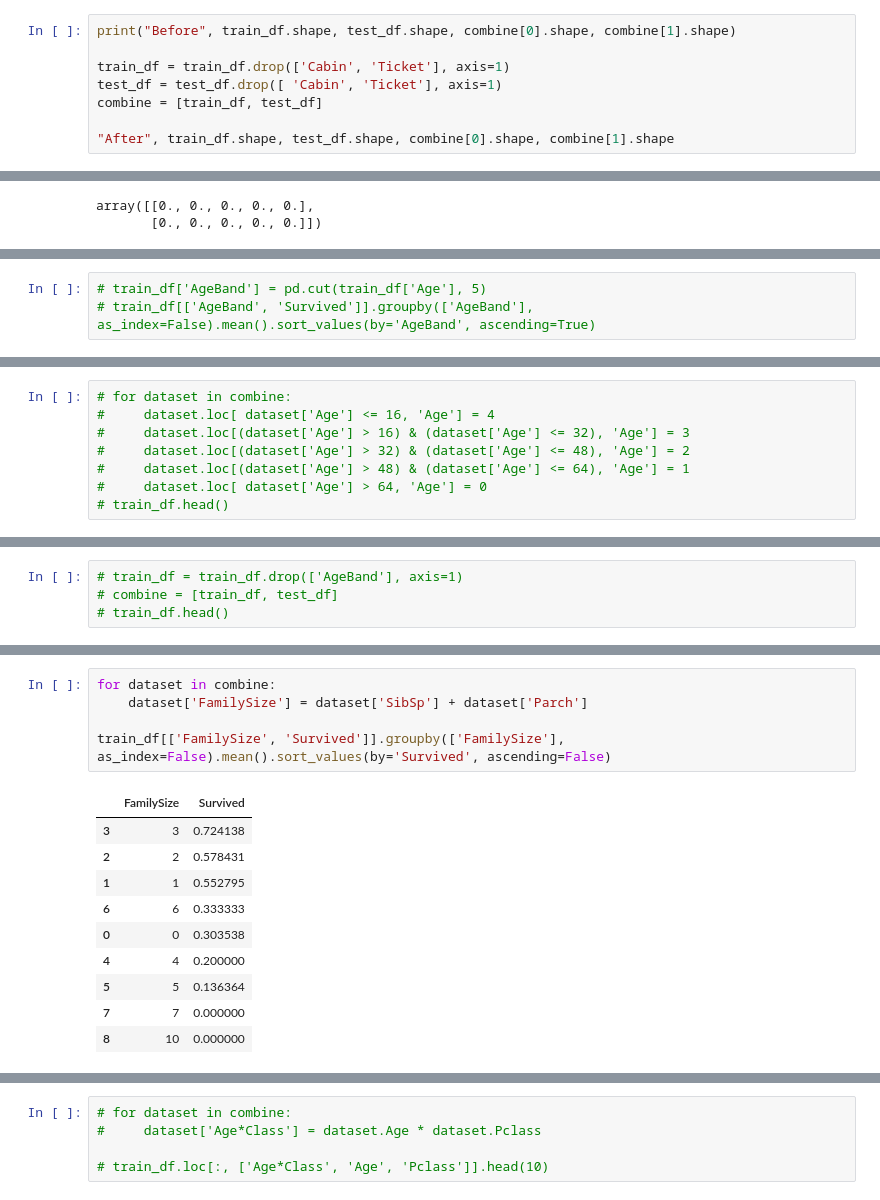
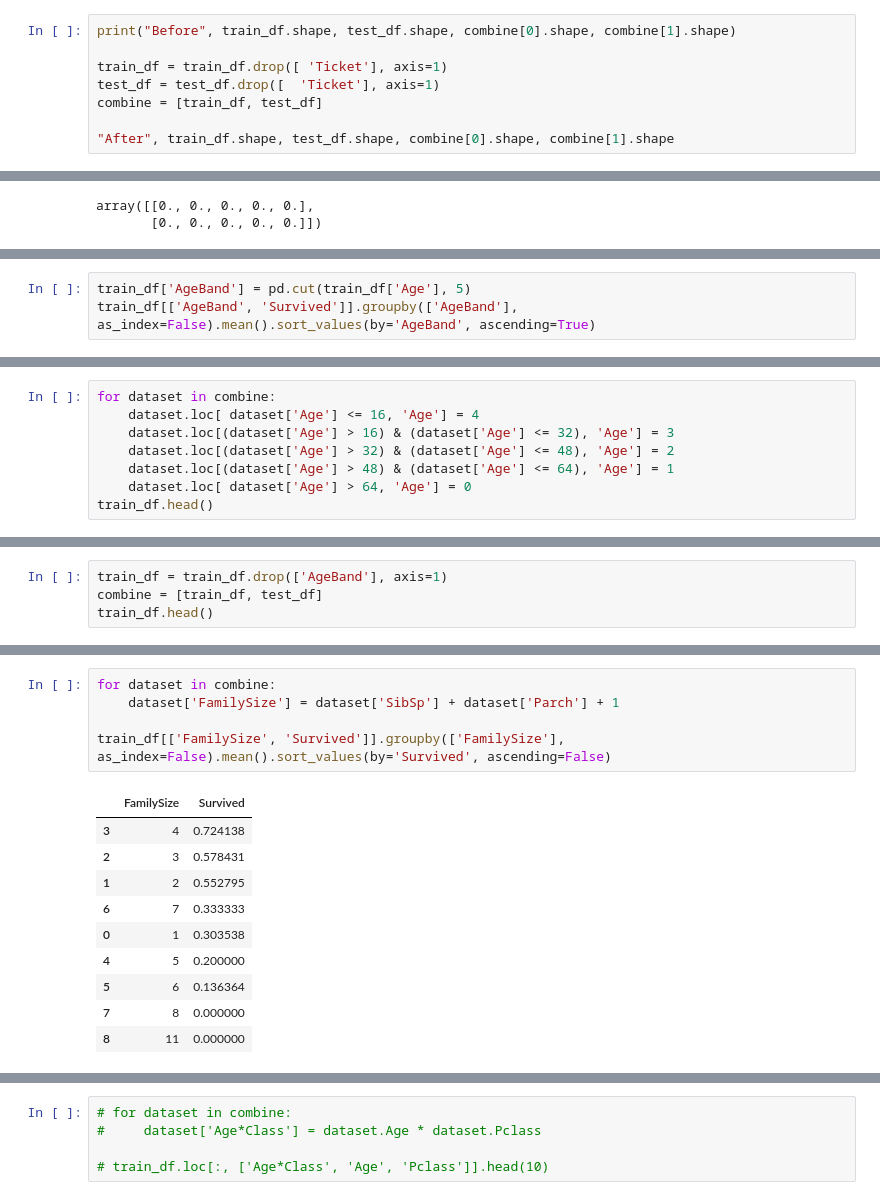
Before and after one commit to sogolhaghani/Titanic-Machine-Learning-from-Disaster, a Jupyter notebook: src/1.ipynb, the cells around one changed output, grey strips where cells are left out. Drawn from its saved outputs; the diff is of its cells as text.

```diff
--- a/src/1.ipynb
+++ b/src/1.ipynb
@@ -47,8 +71,8 @@ print(train_df.columns.values)
 # %%
 print("Before", train_df.shape, test_df.shape, combine[0].shape, combine[1].shape)
 
-train_df = train_df.drop(['Cabin', 'Ticket'], axis=1)
-test_df = test_df.drop([ 'Cabin', 'Ticket'], axis=1)
+train_df = train_df.drop([ 'Ticket'], axis=1)
+test_df = test_df.drop([  'Ticket'], axis=1)
 combine = [train_df, test_df]
 
 "After", train_df.shape, test_df.shape, combine[0].shape, combine[1].shape
@@ -169,3 +193,3 @@ train_df.head()
 # %%
-# train_df['AgeBand'] = pd.cut(train_df['Age'], 5)
-# train_df[['AgeBand', 'Survived']].groupby(['AgeBand'], as_index=False).mean().sort_values(by='AgeBand', ascending=True)
+train_df['AgeBand'] = pd.cut(train_df['Age'], 5)
+train_df[['AgeBand', 'Survived']].groupby(['AgeBand'], as_index=False).mean().sort_values(by='AgeBand', ascending=True)
@@ -172,8 +203,8 @@ train_df.head()
 # %%
-# for dataset in combine:
-#     dataset.loc[ dataset['Age'] <= 16, 'Age'] = 4
-#     dataset.loc[(dataset['Age'] > 16) & (dataset['Age'] <= 32), 'Age'] = 3
-#     dataset.loc[(dataset['Age'] > 32) & (dataset['Age'] <= 48), 'Age'] = 2
-#     dataset.loc[(dataset['Age'] > 48) & (dataset['Age'] <= 64), 'Age'] = 1
-#     dataset.loc[ dataset['Age'] > 64, 'Age'] = 0
-# train_df.head()
+for dataset in combine:
+    dataset.loc[ dataset['Age'] <= 16, 'Age'] = 4
+    dataset.loc[(dataset['Age'] > 16) & (dataset['Age'] <= 32), 'Age'] = 3
+    dataset.loc[(dataset['Age'] > 32) & (dataset['Age'] <= 48), 'Age'] = 2
+    dataset.loc[(dataset['Age'] > 48) & (dataset['Age'] <= 64), 'Age'] = 1
+    dataset.loc[ dataset['Age'] > 64, 'Age'] = 0
+train_df.head()
@@ -180,4 +218,4 @@ train_df.head()
 # %%
-# train_df = train_df.drop(['AgeBand'], axis=1)
-# combine = [train_df, test_df]
-# train_df.head()
+train_df = train_df.drop(['AgeBand'], axis=1)
+combine = [train_df, test_df]
+train_df.head()
@@ -184,17 +229,17 @@ train_df.head()
 # %%
 for dataset in combine:
-    dataset['FamilySize'] = dataset['SibSp'] + dataset['Parch']
+    dataset['FamilySize'] = dataset['SibSp'] + dataset['Parch'] + 1
 
 train_df[['FamilySize', 'Survived']].groupby(['FamilySize'], as_index=False).mean().sort_values(by='Survived', ascending=False)
 # %% [output]
 |  | FamilySize | Survived |
-| 3 | 3 | 0.724138 |
-| 2 | 2 | 0.578431 |
-| 1 | 1 | 0.552795 |
-| 6 | 6 | 0.333333 |
-| 0 | 0 | 0.303538 |
-| 4 | 4 | 0.200000 |
-| 5 | 5 | 0.136364 |
-| 7 | 7 | 0.000000 |
-| 8 | 10 | 0.000000 |
+| 3 | 4 | 0.724138 |
+| 2 | 3 | 0.578431 |
+| 1 | 2 | 0.552795 |
+| 6 | 7 | 0.333333 |
+| 0 | 1 | 0.303538 |
+| 4 | 5 | 0.200000 |
+| 5 | 6 | 0.136364 |
+| 7 | 8 | 0.000000 |
+| 8 | 11 | 0.000000 |
 # %%
```
Also changed, not shown: parts of 37 cells of this notebook, 2 other files.
